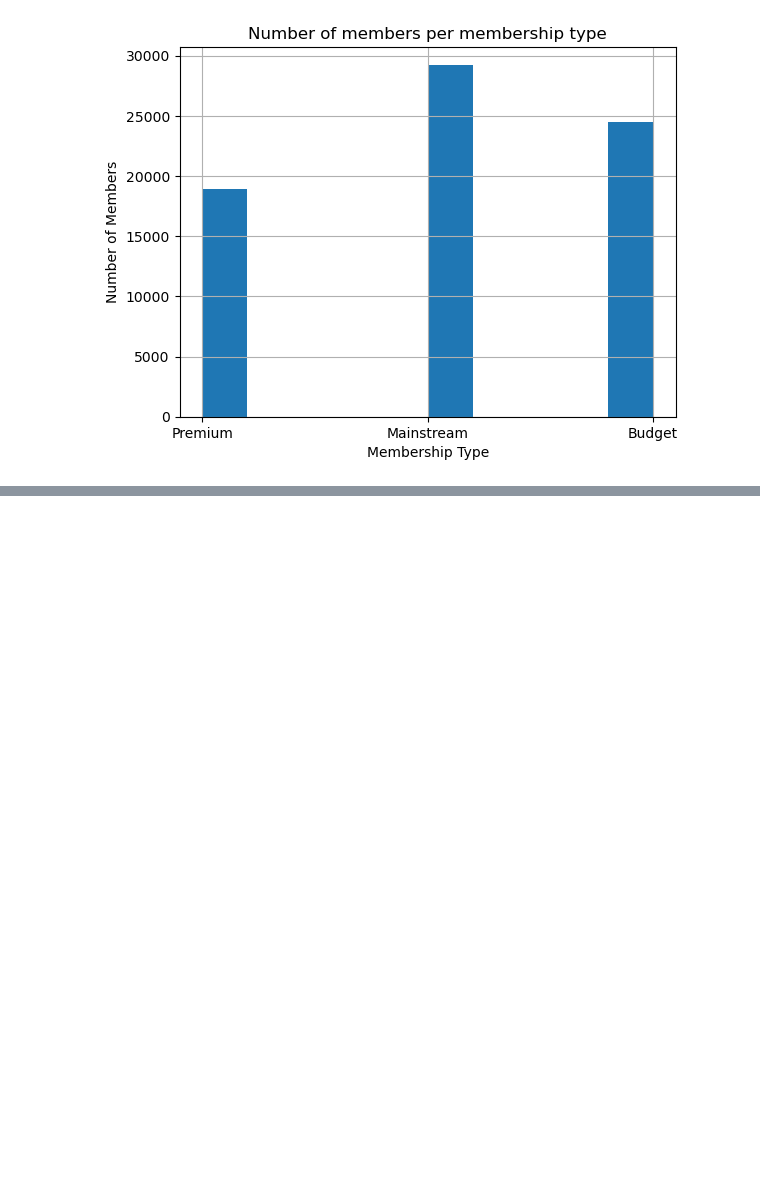
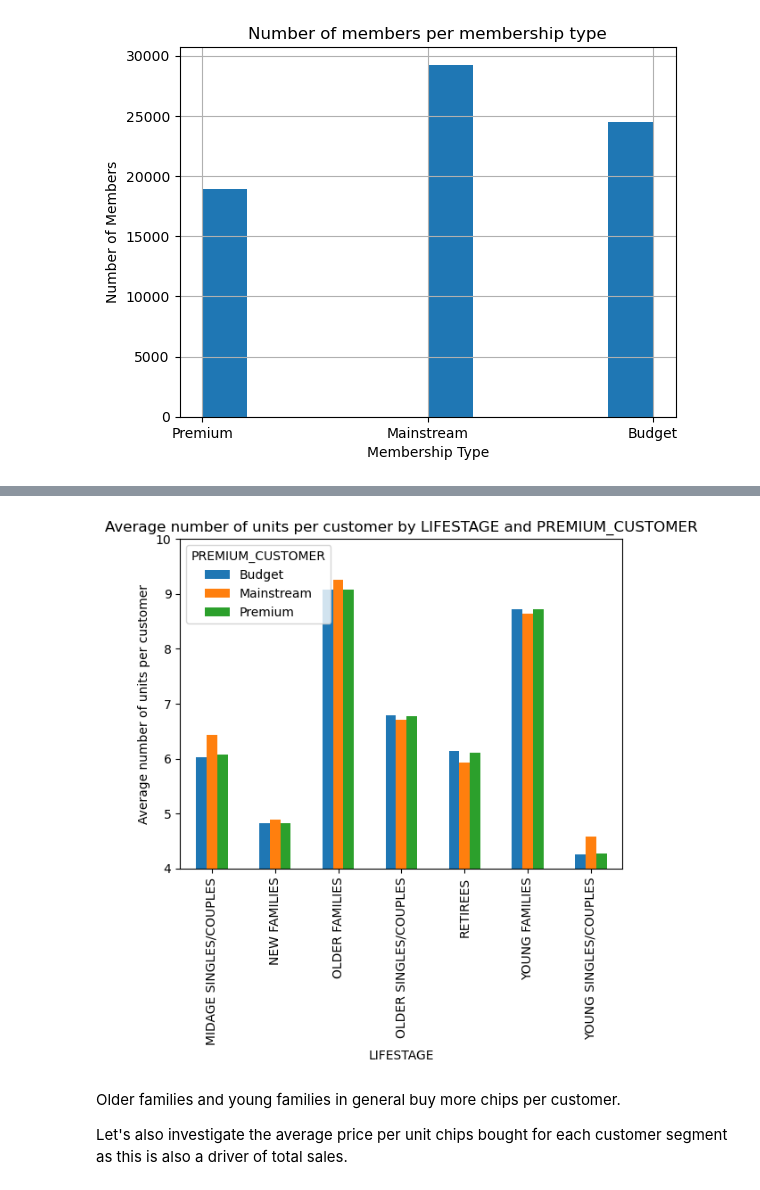
Before and after one commit to jacques-serfontein/QuantiumVEP, a Jupyter notebook: Task1/Task1.ipynb, the cells around one changed output, grey strips where cells are left out. Cells and saved outputs as stored; diff of their text form; code cells hidden in the pictures; blank space fills up the shorter version.

```diff
--- a/Task1/Task1.ipynb
+++ b/Task1/Task1.ipynb
@@ -347,0 +420,17 @@ plt.show()
+# %%
+grouped_data = data.groupby(['LIFESTAGE', 'PREMIUM_CUSTOMER'])
+avg_units_per_customer = grouped_data['PROD_QTY'].sum() / grouped_data['LYLTY_CARD_NBR'].nunique()
+# %%
+avg_units_per_customer.unstack().plot(kind='bar')
+plt.title('Average number of units per customer by LIFESTAGE and PREMIUM_CUSTOMER')
+plt.xlabel('LIFESTAGE')
+plt.ylabel('Average number of units per customer')
+plt.ylim(4, 10)
+plt.show()
+# %% [output]
+[figure, added]
+# %% [markdown]
+Older families and young families in general buy more chips per customer.
+
+Let's also investigate the average price per unit chips bought for each customer
+segment as this is also a driver of total sales.
```
Also changed, not shown: parts of 28 cells of this notebook, 1 other file.
